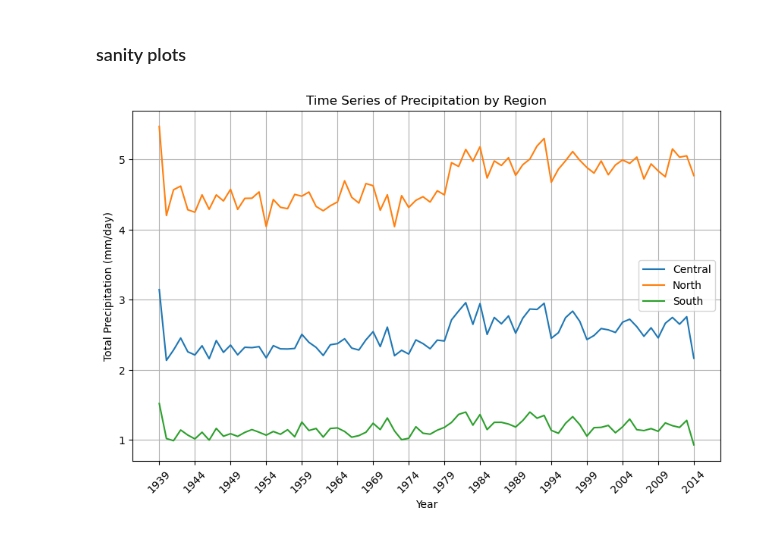
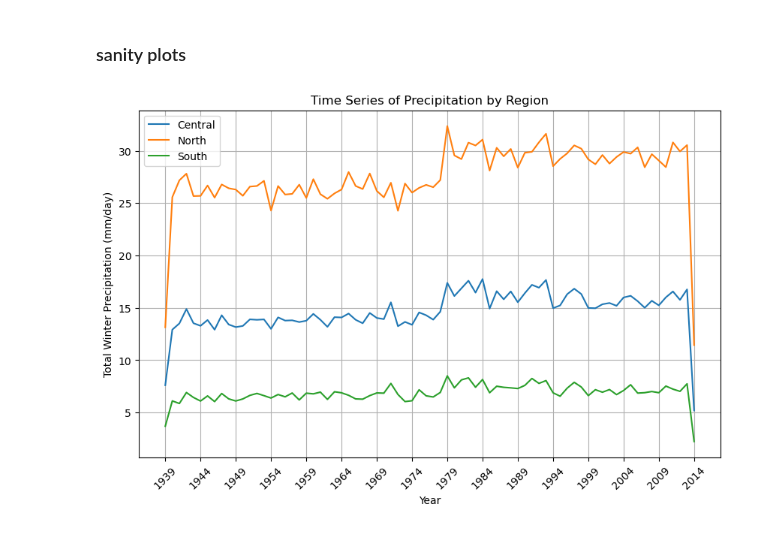
Before and after one commit to mtvaden1/California_Climate_Capstone, a Jupyter notebook: PRECT_Parser.ipynb, the cells around one changed output. Cells and saved outputs as stored; diff of their text form; code cells hidden in the pictures.

Commit message:
updating PRECT_parser file

```diff
--- a/PRECT_Parser.ipynb
+++ b/PRECT_Parser.ipynb
@@ -77,6 +74,0 @@ AttributeError: 'Dataset' object has no attribute 'time'
-# %%
-dataframes = dataframes.groupby(['year', 'simulation', 'region'])['PRECT'].sum().reset_index()
-dataframes['PRECT'] = dataframes['PRECT']/5
-dataframes.loc[dataframes['year'] == 1939, 'PRECT'] = (dataframes.loc[dataframes['year'] == 1939, 'PRECT'] * 5) / 3
-dataframes.loc[dataframes['year'] == 2014, 'PRECT'] = (dataframes.loc[dataframes['year'] == 2014, 'PRECT'] * 5) / 2
-dataframes
@@ -118,22 +113,22 @@ output_dataset.to_netcdf('/Users/anthonychiado/Desktop//work/uva/capstone/prect_
 # %%
 aggregated_data = dataframes.groupby(['year', 'region'])['PRECT'].mean().reset_index()
 
 # Plotting
 plt.figure(figsize=(10, 6))
 
 for region, data in aggregated_data.groupby('region'):
     plt.plot(data['year'], data['PRECT'], label=region)
 
 plt.xlabel('Year')
-plt.ylabel('Total Precipitation (mm/day)')
+plt.ylabel('Total Winter Precipitation (mm/day)')
 plt.title('Time Series of Precipitation by Region')
 
 x_ticks = data['year'][::5]
 plt.xticks(ticks=x_ticks, rotation=45)
 
 plt.legend()
 plt.grid(True)
 
 plt.show()
 # %% [output]
-[figure, old version]
+[figure, new version]
```
Also changed, not shown: parts of 4 cells of this notebook, 1 other file.
